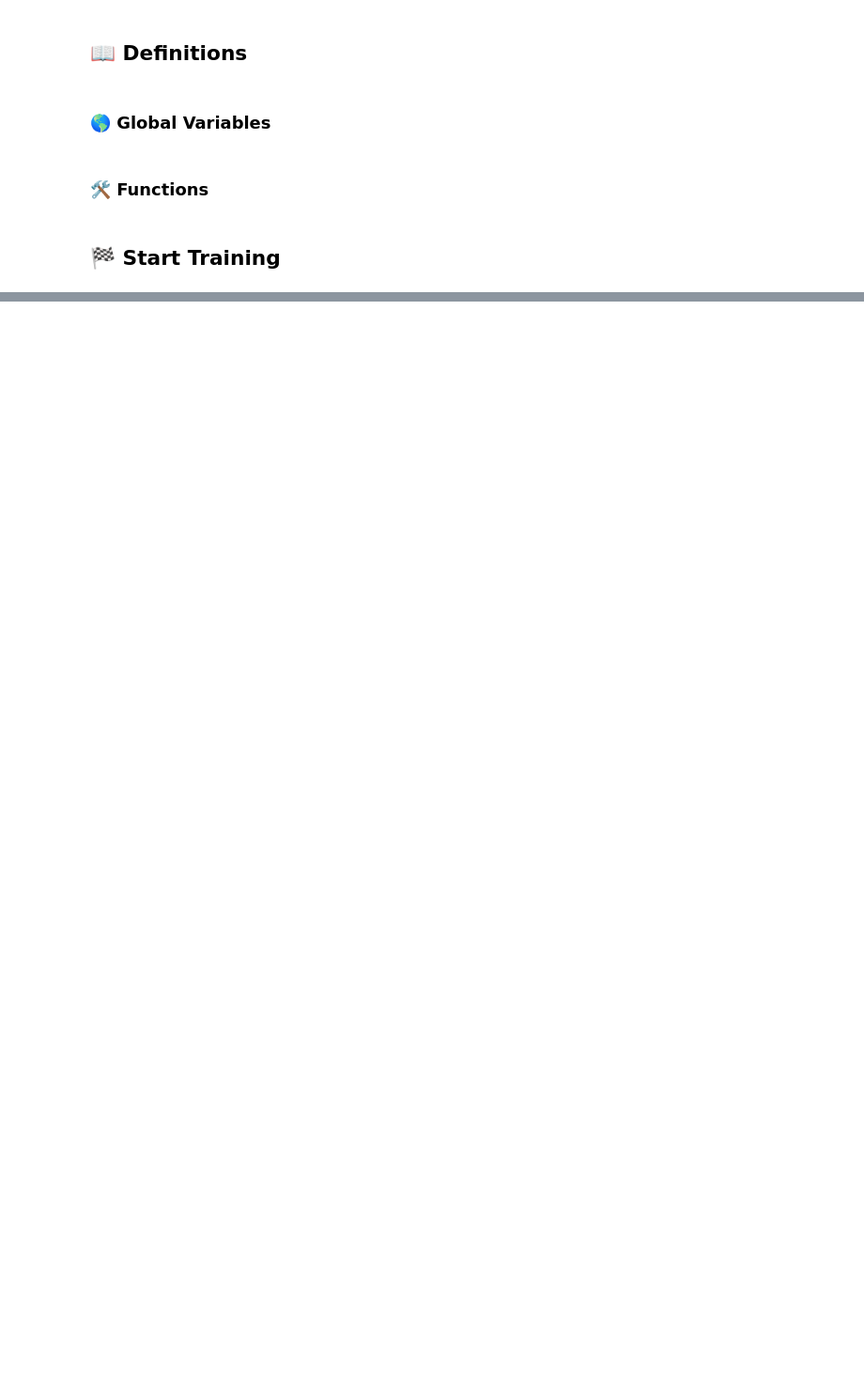
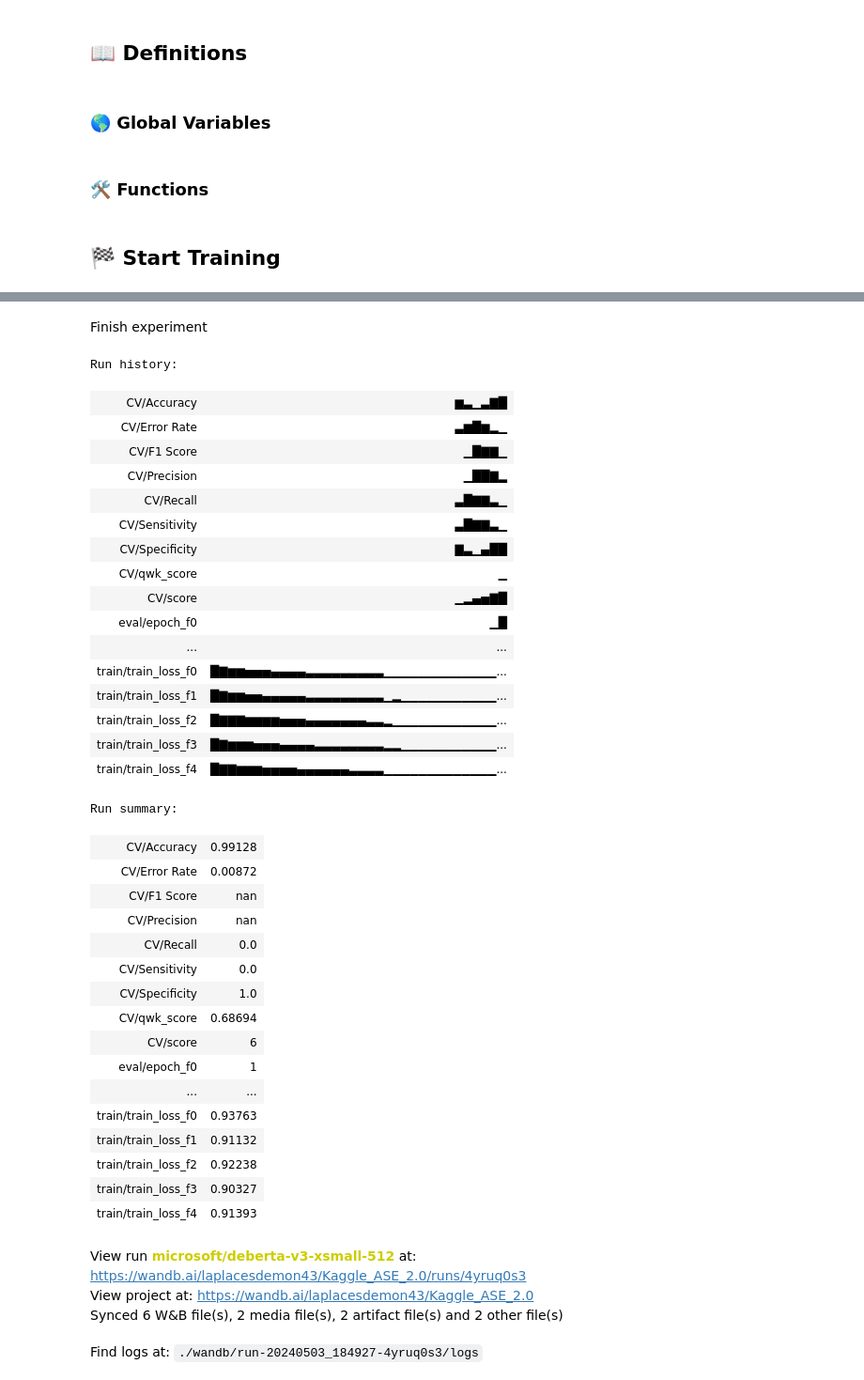
Before and after one commit to Shakleen/Kaggle-Automated-Essay-Scoring, a Jupyter notebook: notebooks/training.ipynb, the cells around one changed output, grey strips where cells are left out. Shown at 94% size. Drawn from its saved outputs; the diff is of its cells as text; code cells hidden in the pictures; blank space fills up the shorter version.

```diff
--- a/notebooks/training.ipynb
+++ b/notebooks/training.ipynb
@@ -200,0 +226,43 @@ if config.train:
+# %% [markdown]
+Finish experiment
+# %%
+wandb.finish()
+# %% [output]
+Run history:
+| CV/Accuracy | ▆▃▁▃▇█ |
+| CV/Error Rate | ▃▆█▆▂▁ |
+| CV/F1 Score | ▁█▇▇▁ |
+| CV/Precision | ▁██▇▂ |
+| CV/Recall | ▃█▇▇▃▁ |
+| CV/Sensitivity | ▃█▇▇▃▁ |
+| CV/Specificity | ▇▃▁▄██ |
+| CV/qwk_score | ▁ |
+| CV/score | ▁▂▄▅▇█ |
+| eval/epoch_f0 | ▁█ |
+| ... | ... |
+| train/train_loss_f0 | █▇▆▆▅▅▅▄▄▄▄▃▃▃▃▃▃▃▃▃▁▁▁▁▁▁▁▁▁▁▁▁▁... |
+| train/train_loss_f1 | █▇▆▆▅▅▄▄▄▄▄▃▃▃▃▃▃▃▃▃▁▂▁▁▁▁▁▁▁▁▁▁▁... |
+| train/train_loss_f2 | █▇▇▇▆▆▆▆▅▅▅▄▄▄▄▄▄▄▃▃▂▁▁▁▁▁▁▁▁▁▁▁▁... |
+| train/train_loss_f3 | █▇▆▆▆▅▅▅▄▄▄▄▃▃▃▃▃▃▃▃▂▂▁▁▁▁▁▁▁▁▁▁▁... |
+| train/train_loss_f4 | █▇▇▆▆▆▅▅▅▅▄▄▄▄▄▄▃▃▃▃▁▁▁▁▁▁▁▁▁▁▁▁▁... |
+Run summary:
+| CV/Accuracy | 0.99128 |
+| CV/Error Rate | 0.00872 |
+| CV/F1 Score | nan |
+| CV/Precision | nan |
+| CV/Recall | 0.0 |
+| CV/Sensitivity | 0.0 |
+| CV/Specificity | 1.0 |
+| CV/qwk_score | 0.68694 |
+| CV/score | 6 |
+| eval/epoch_f0 | 1 |
+| ... | ... |
+| train/train_loss_f0 | 0.93763 |
+| train/train_loss_f1 | 0.91132 |
+| train/train_loss_f2 | 0.92238 |
+| train/train_loss_f3 | 0.90327 |
+| train/train_loss_f4 | 0.91393 |
+View run microsoft/deberta-v3-xsmall-512 at: https://wandb.ai/laplacesdemon43/Kaggle_ASE_2.0/runs/4yruq0s3
+View project at: https://wandb.ai/laplacesdemon43/Kaggle_ASE_2.0
+Synced 6 W&B file(s), 2 media file(s), 2 artifact file(s) and 2 other file(s)
+Find logs at: ./wandb/run-20240503_184927-4yruq0s3/logs
```
Also changed, not shown: parts of 19 cells of this notebook, 12 other files.
